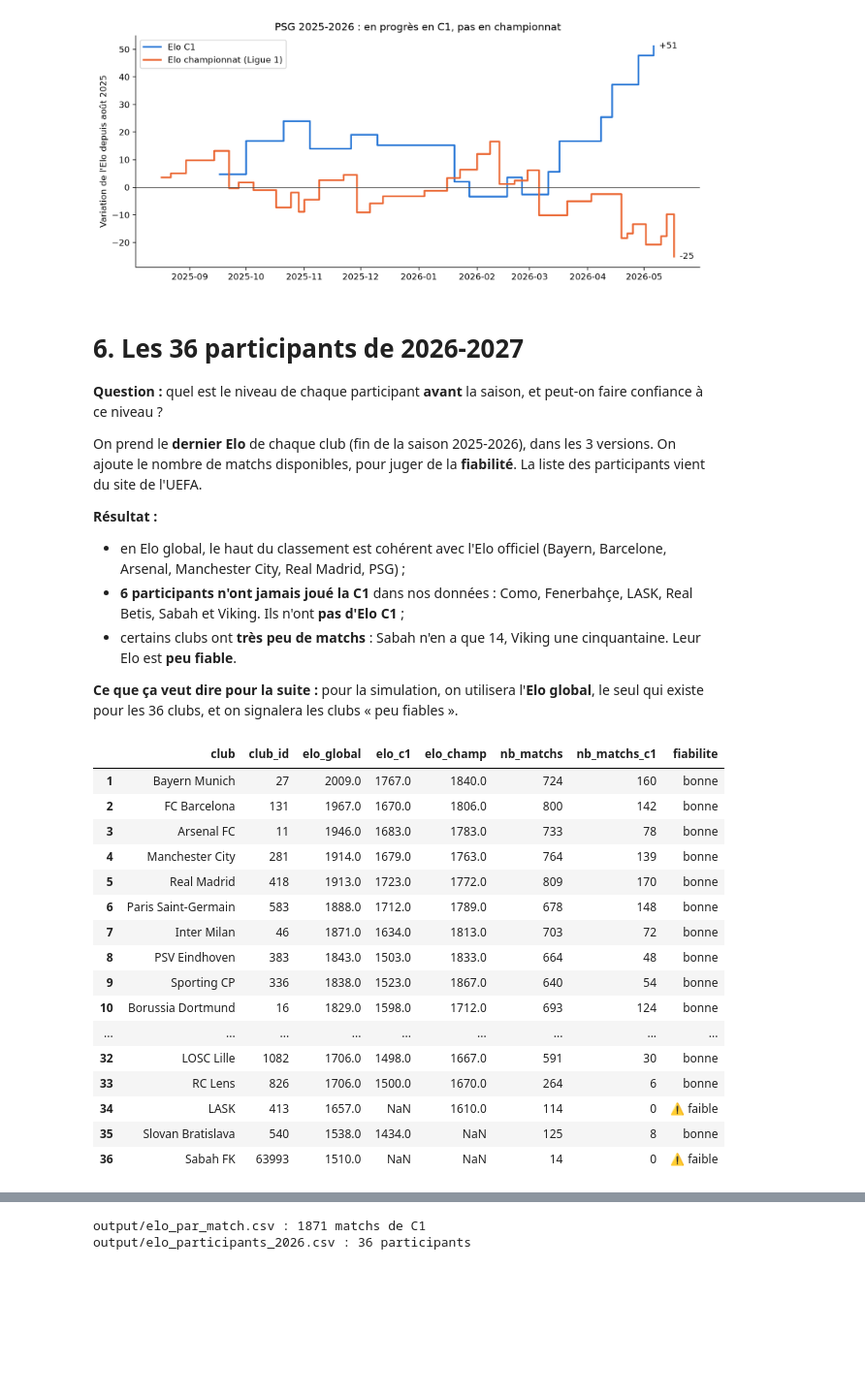
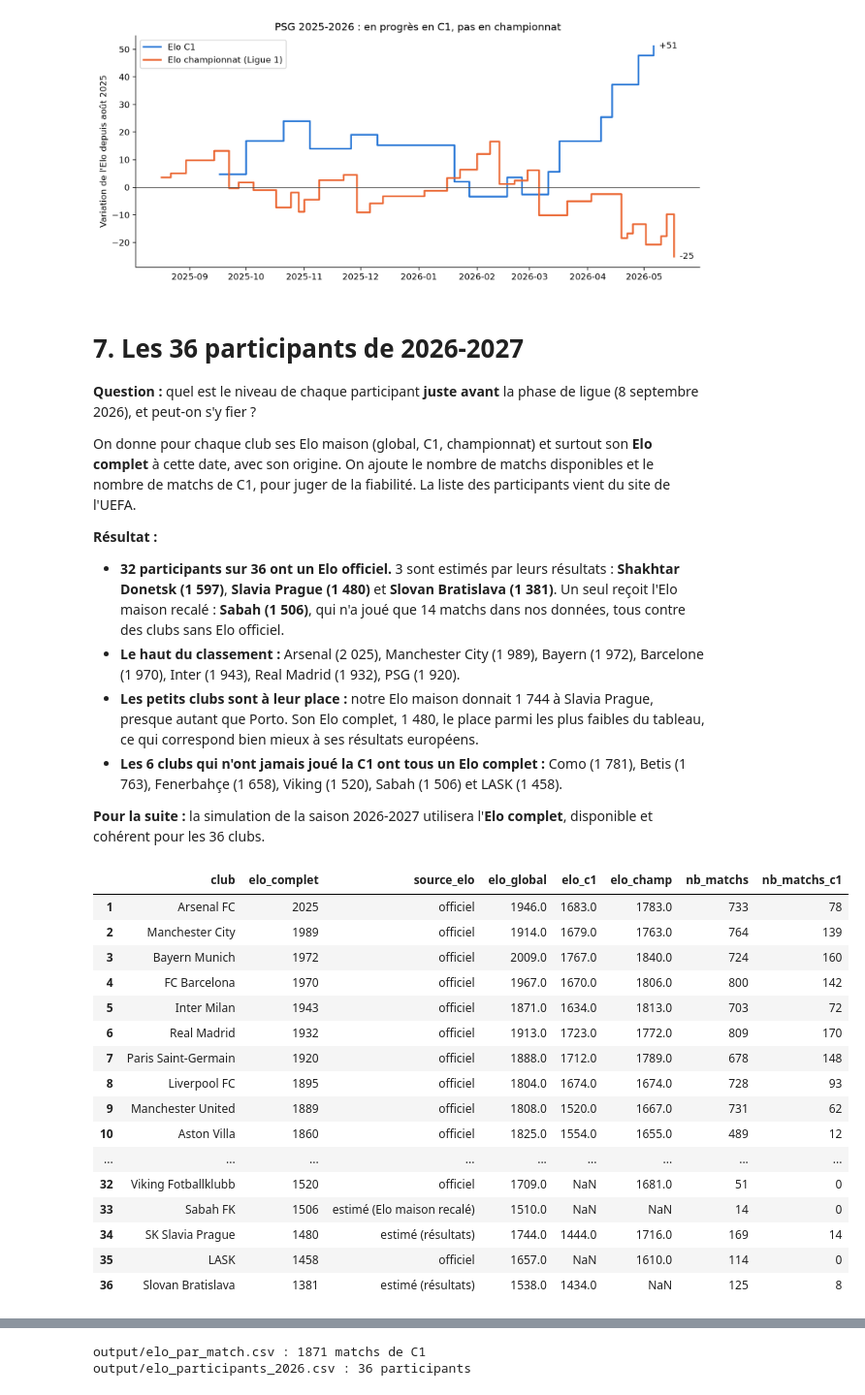
Before and after one commit to moussa197/CHAMPIONS-, a Jupyter notebook: analyse/v2_elo.ipynb, the cells around one changed output, grey strips where cells are left out. Shown at 97% size. Saved outputs shown, nothing was run; the diff lists cells and outputs as text; code cells hidden in the pictures; blank space fills up the shorter version.

```diff
--- a/analyse/v2_elo.ipynb
+++ b/analyse/v2_elo.ipynb
@@ -365,66 +558,82 @@ Elo C1 : 1661 avant la saison → 1712 à la fin (+51)
 Elo championnat (Ligue 1) : 1814 avant la saison → 1789 à la fin (-25)
 [figure]
 # %% [markdown]
-# 6. Les 36 participants de 2026-2027
+# 7. Les 36 participants de 2026-2027
 
-**Question :** quel est le niveau de chaque participant **avant** la saison, et peut-on faire confiance à ce niveau ?
+**Question :** quel est le niveau de chaque participant **juste avant** la phase de ligue (8 septembre 2026), et peut-on s'y fier ?
 
-On prend le **dernier Elo** de chaque club (fin de la saison 2025-2026), dans les 3 versions. On ajoute le nombre de matchs disponibles, pour juger de la **fiabilité**. La liste des participants vient du site de l'UEFA.
+On donne pour chaque club ses Elo maison (global, C1, championnat) et surtout son **Elo complet** à cette date, avec son origine. On ajoute le nombre de matchs disponibles et le nombre de matchs de C1, pour juger de la fiabilité. La liste des participants vient du site de l'UEFA.
 
 **Résultat :**
-- en Elo global, le haut du classement est cohérent avec l'Elo officiel (Bayern, Barcelone, Arsenal, Manchester City, Real Madrid, PSG) ;
-- **6 participants n'ont jamais joué la C1** dans nos données : Como, Fenerbahçe, LASK, Real Betis, Sabah et Viking. Ils n'ont **pas d'Elo C1** ;
-- certains clubs ont **très peu de matchs** : Sabah n'en a que 14, Viking une cinquantaine. Leur Elo est **peu fiable**.
+- **32 participants sur 36 ont un Elo officiel.** 3 sont estimés par leurs résultats : **Shakhtar Donetsk (1 597)**, **Slavia Prague (1 480)** et **Slovan Bratislava (1 381)**. Un seul reçoit l'Elo maison recalé : **Sabah (1 506)**, qui n'a joué que 14 matchs dans nos données, tous contre des clubs sans Elo officiel.
+- **Le haut du classement :** Arsenal (2 025), Manchester City (1 989), Bayern (1 972), Barcelone (1 970), Inter (1 943), Real Madrid (1 932), PSG (1 920).
+- **Les petits clubs sont à leur place :** notre Elo maison donnait 1 744 à Slavia Prague, presque autant que Porto. Son Elo complet, 1 480, le place parmi les plus faibles du tableau, ce qui correspond bien mieux à ses résultats européens.
+- **Les 6 clubs qui n'ont jamais joué la C1 ont tous un Elo complet :** Como (1 781), Betis (1 763), Fenerbahçe (1 658), Viking (1 520), Sabah (1 506) et LASK (1 458).
 
-**Ce que ça veut dire pour la suite :** pour la simulation, on utilisera l'**Elo global**, le seul qui existe pour les 36 clubs, et on signalera les clubs « peu fiables ».
+**Pour la suite :** la simulation de la saison 2026-2027 utilisera l'**Elo complet**, disponible et cohérent pour les 36 clubs.
 # %%
 participants = [   # noms tels qu'écrits dans games.csv (source de la liste : UEFA)
     'Athlitiki Enosi Konstantinoupoleos', 'Arsenal FC', 'Aston Villa', 'Atlético de Madrid', 'FC Barcelona',
     'Bayern Munich', 'Fotballklubben Bodø/Glimt', 'Borussia Dortmund', 'Club Brugge KV', 'Como 1907',
     'Fenerbahce', 'Feyenoord Rotterdam', 'Galatasaray', 'Inter Milan', 'LASK', 'RB Leipzig', 'RC Lens',
     'LOSC Lille', 'Liverpool FC', 'Manchester City', 'Manchester United', 'SSC Napoli', 'Paris Saint-Germain',
     'FC Porto', 'PSV Eindhoven', 'Real Betis Balompié', 'Real Madrid', 'Associazione Sportiva Roma', 'Sabah FK',
     'FC Shakhtar Donetsk', 'SK Slavia Prague', 'Slovan Bratislava', 'Sporting CP', 'VfB Stuttgart',
     'Viking Fotballklubb', 'Villarreal CF',
 ]
 noms_ids = pd.concat([
     matchs[['home_club_name', 'home_club_id']].set_axis(['club', 'club_id'], axis=1),
     matchs[['away_club_name', 'away_club_id']].set_axis(['club', 'club_id'], axis=1),
 ]).drop_duplicates()
 table = noms_ids[noms_ids['club'].isin(participants)].copy()
 assert len(table) == 36, "un participant est introuvable ou en double"
 
 # Dernier Elo connu de chaque club, dans chaque version
 for histo, nom in [(histo_global, 'global'), (histo_c1, 'c1'), (histo_champ, 'champ')]:
     dernier = histo.sort_values('date').groupby('club_id')['elo'].last()
     table[f'elo_{nom}'] = table['club_id'].map(dernier).round(0)
 
 # Fiabilité : combien de matchs avons-nous pour chaque club ?
 tous_clubs = pd.concat([matchs['home_club_id'], matchs['away_club_id']])
 clubs_c1 = pd.concat([matchs.loc[est_c1, 'home_club_id'], matchs.loc[est_c1, 'away_club_id']])
 table['nb_matchs'] = table['club_id'].map(tous_clubs.value_counts())
 table['nb_matchs_c1'] = table['club_id'].map(clubs_c1.value_counts()).fillna(0).astype(int)
-table['fiabilite'] = np.where((table['nb_matchs'] < 100) | (table['nb_matchs_c1'] == 0), '⚠️ faible', 'bonne')
 
-table = table.sort_values('elo_global', ascending=False).reset_index(drop=True)
+# Elo complet juste avant la phase de ligue (même méthode en 3 étages)
+debut_phase = pd.Timestamp('2026-09-08')
+dernier_officiel = officiel[officiel['date'] < debut_phase].groupby('club')['elo'].last()
+
+def elo_complet_avant(nom, club_id, elo_maison):
+    nom_officiel = correspondance.get(nom)
+    if nom_officiel in dernier_officiel.index:
+        return dernier_officiel[nom_officiel], 'officiel'
+    estimation, nb = elo_par_resultats(club_id, debut_phase)
+    if nb >= MIN_MATCHS:
+        return estimation, 'estimé (résultats)'
+    return np.polyval(droites[max(droites)], elo_maison), 'estimé (Elo maison recalé)'
+
+complets = [elo_complet_avant(n, i, e) for n, i, e in zip(table['club'], table['club_id'], table['elo_global'])]
+table['elo_complet'] = [round(e[0]) for e in complets]
+table['source_elo'] = [e[1] for e in complets]
+table = table.sort_values('elo_complet', ascending=False).reset_index(drop=True)
 table.index += 1
-table
+table[['club', 'elo_complet', 'source_elo', 'elo_global', 'elo_c1', 'elo_champ', 'nb_matchs', 'nb_matchs_c1']]
 # %% [output]
-|  | club | club_id | elo_global | elo_c1 | elo_champ | nb_matchs | nb_matchs_c1 | fiabilite |
-| 1 | Bayern Munich | 27 | 2009.0 | 1767.0 | 1840.0 | 724 | 160 | bonne |
-| 2 | FC Barcelona | 131 | 1967.0 | 1670.0 | 1806.0 | 800 | 142 | bonne |
-| 3 | Arsenal FC | 11 | 1946.0 | 1683.0 | 1783.0 | 733 | 78 | bonne |
-| 4 | Manchester City | 281 | 1914.0 | 1679.0 | 1763.0 | 764 | 139 | bonne |
-| 5 | Real Madrid | 418 | 1913.0 | 1723.0 | 1772.0 | 809 | 170 | bonne |
-| 6 | Paris Saint-Germain | 583 | 1888.0 | 1712.0 | 1789.0 | 678 | 148 | bonne |
-| 7 | Inter Milan | 46 | 1871.0 | 1634.0 | 1813.0 | 703 | 72 | bonne |
-| 8 | PSV Eindhoven | 383 | 1843.0 | 1503.0 | 1833.0 | 664 | 48 | bonne |
-| 9 | Sporting CP | 336 | 1838.0 | 1523.0 | 1867.0 | 640 | 54 | bonne |
-| 10 | Borussia Dortmund | 16 | 1829.0 | 1598.0 | 1712.0 | 693 | 124 | bonne |
+|  | club | elo_complet | source_elo | elo_global | elo_c1 | elo_champ | nb_matchs | nb_matchs_c1 |
+| 1 | Arsenal FC | 2025 | officiel | 1946.0 | 1683.0 | 1783.0 | 733 | 78 |
+| 2 | Manchester City | 1989 | officiel | 1914.0 | 1679.0 | 1763.0 | 764 | 139 |
+| 3 | Bayern Munich | 1972 | officiel | 2009.0 | 1767.0 | 1840.0 | 724 | 160 |
+| 4 | FC Barcelona | 1970 | officiel | 1967.0 | 1670.0 | 1806.0 | 800 | 142 |
+| 5 | Inter Milan | 1943 | officiel | 1871.0 | 1634.0 | 1813.0 | 703 | 72 |
+| 6 | Real Madrid | 1932 | officiel | 1913.0 | 1723.0 | 1772.0 | 809 | 170 |
+| 7 | Paris Saint-Germain | 1920 | officiel | 1888.0 | 1712.0 | 1789.0 | 678 | 148 |
+| 8 | Liverpool FC | 1895 | officiel | 1804.0 | 1674.0 | 1674.0 | 728 | 93 |
+| 9 | Manchester United | 1889 | officiel | 1808.0 | 1520.0 | 1667.0 | 731 | 62 |
+| 10 | Aston Villa | 1860 | officiel | 1825.0 | 1554.0 | 1655.0 | 489 | 12 |
 | ... | ... | ... | ... | ... | ... | ... | ... | ... |
-| 32 | LOSC Lille | 1082 | 1706.0 | 1498.0 | 1667.0 | 591 | 30 | bonne |
-| 33 | RC Lens | 826 | 1706.0 | 1500.0 | 1670.0 | 264 | 6 | bonne |
-| 34 | LASK | 413 | 1657.0 | NaN | 1610.0 | 114 | 0 | ⚠️ faible |
-| 35 | Slovan Bratislava | 540 | 1538.0 | 1434.0 | NaN | 125 | 8 | bonne |
-| 36 | Sabah FK | 63993 | 1510.0 | NaN | NaN | 14 | 0 | ⚠️ faible |
+| 32 | Viking Fotballklubb | 1520 | officiel | 1709.0 | NaN | 1681.0 | 51 | 0 |
+| 33 | Sabah FK | 1506 | estimé (Elo maison recalé) | 1510.0 | NaN | NaN | 14 | 0 |
+| 34 | SK Slavia Prague | 1480 | estimé (résultats) | 1744.0 | 1444.0 | 1716.0 | 169 | 14 |
+| 35 | LASK | 1458 | officiel | 1657.0 | NaN | 1610.0 | 114 | 0 |
+| 36 | Slovan Bratislava | 1381 | estimé (résultats) | 1538.0 | 1434.0 | NaN | 125 | 8 |
 # %% [markdown]
```
Also changed, not shown: parts of 11 cells of this notebook, 1 other file.
